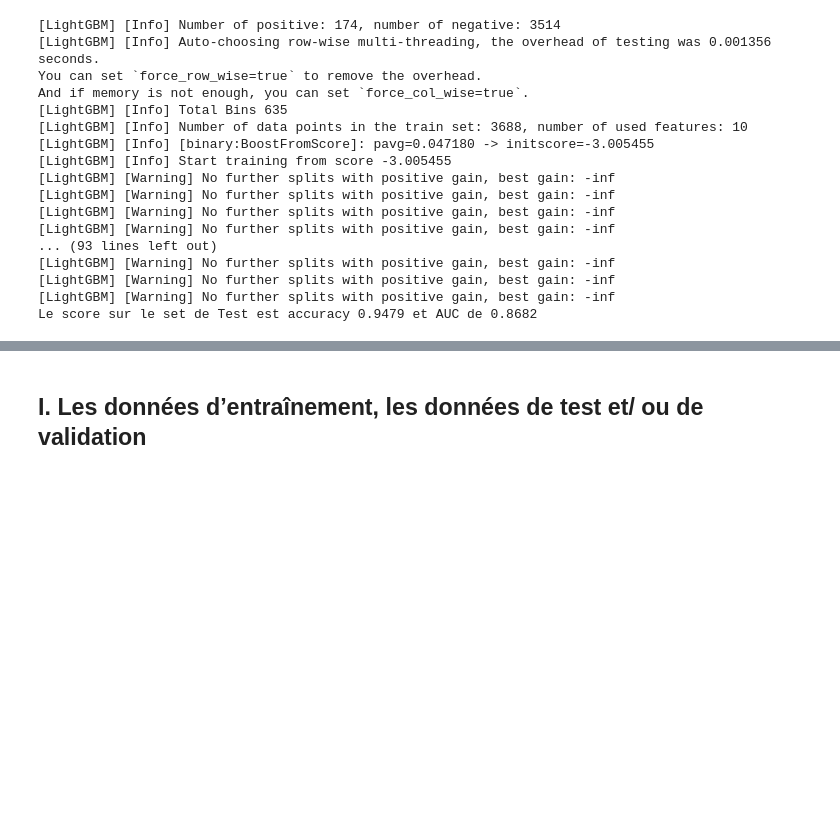
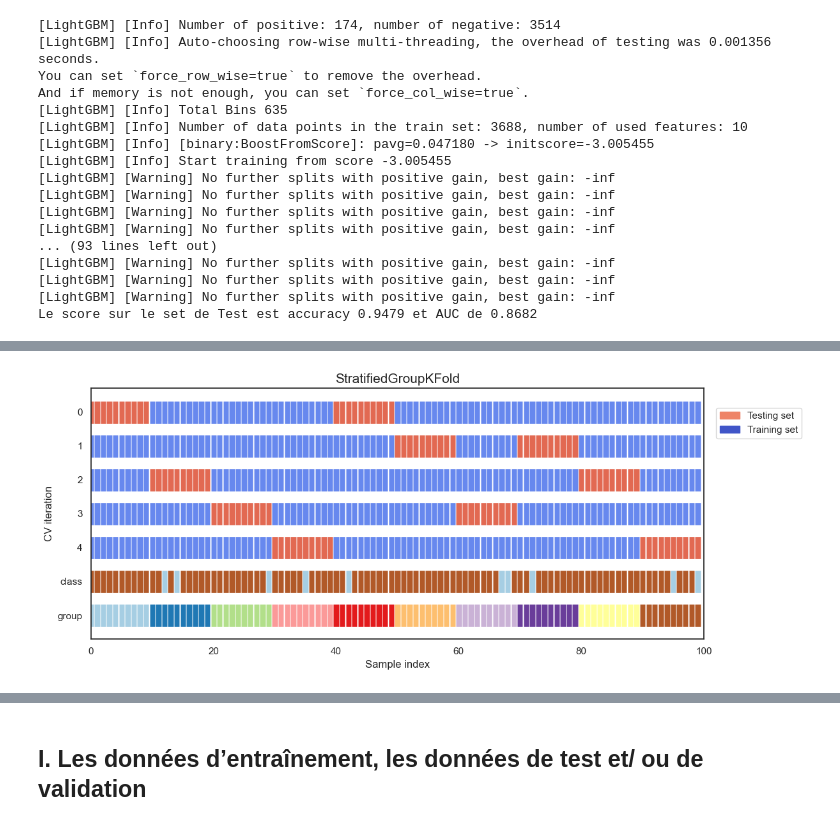
Before and after one commit to Paul-Emmanuel-Buffe/what-is-machine-learning, a Jupyter notebook: notebooks/what_the_ml.ipynb, the cells around one changed output, grey strips where cells are left out. Saved outputs shown, nothing was run; the diff lists cells and outputs as text; code cells hidden in the pictures; blank space fills up the shorter version.

```diff
--- a/notebooks/what_the_ml.ipynb
+++ b/notebooks/what_the_ml.ipynb
@@ -739,0 +807,7 @@ La validation croisée est essentielle pour évaluer objectivement les performan
+# %%
+gskf = StratifiedGroupKFold()
+X_, y_, groups_ = get_fake_X_y()
+np.random.shuffle(y_)
+plot_cv(StratifiedGroupKFold, X_, y_, groups_)
+# %% [output]
+[figure, added]
```
Also changed, not shown: parts of 11 cells of this notebook.
